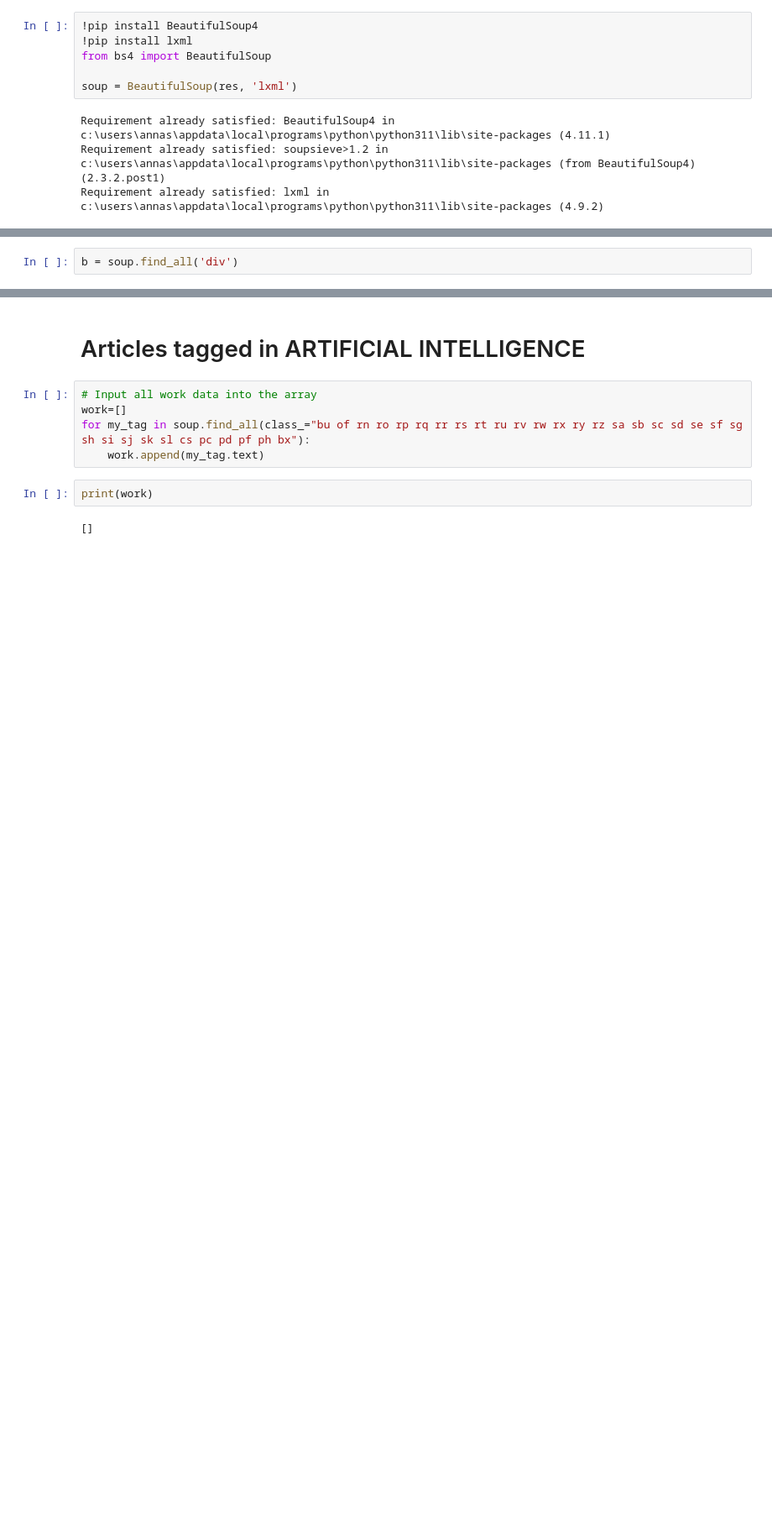
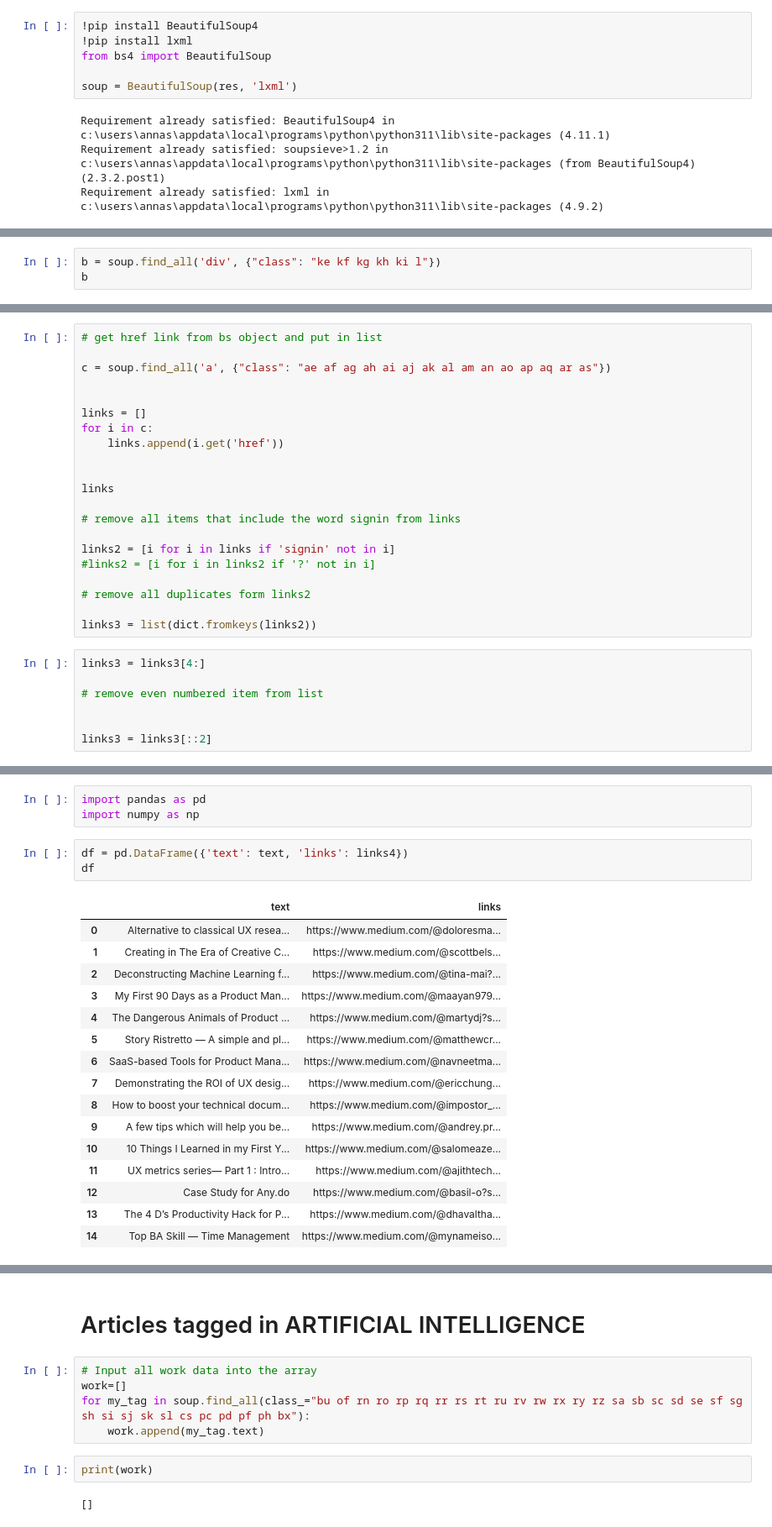
Before and after one commit to annasba07/product-manager-companion, a Jupyter notebook: Medium Article Scraping.ipynb, the cells around one changed output, grey strips where cells are left out. Shown: that part at 84% size. Saved outputs shown, nothing was run; the diff lists cells and outputs as text; blank space fills up the shorter version.

```diff
--- a/Medium Article Scraping.ipynb
+++ b/Medium Article Scraping.ipynb
@@ -73,2 +71,3 @@ print(soup.prettify())
 # %%
-b = soup.find_all('div')
+b = soup.find_all('div', {"class": "ke kf kg kh ki l"})
+b
@@ -78,0 +102,28 @@ b = soup.find_all('div')
+# %%
+# get href link from bs object and put in list
+
+c = soup.find_all('a', {"class": "ae af ag ah ai aj ak al am an ao ap aq ar as"})
+
+
+links = []
+for i in c:
+    links.append(i.get('href'))
+
+
+links
+
+# remove all items that include the word signin from links
+
+links2 = [i for i in links if 'signin' not in i]
+#links2 = [i for i in links2 if '?' not in i]
+
+# remove all duplicates form links2
+
+links3 = list(dict.fromkeys(links2))
+# %%
+links3 = links3[4:]
+
+# remove even numbered item from list
+
+
+links3 = links3[::2]
@@ -78,0 +162,23 @@ b = soup.find_all('div')
+# %%
+import pandas as pd
+import numpy as np
+# %%
+df = pd.DataFrame({'text': text, 'links': links4})
+df
+# %% [output]
+|  | text | links |
+| 0 | Alternative to classical UX resea... | https://www.medium.com/@doloresma... |
+| 1 | Creating in The Era of Creative C... | https://www.medium.com/@scottbels... |
+| 2 | Deconstructing Machine Learning f... | https://www.medium.com/@tina-mai?... |
+| 3 | My First 90 Days as a Product Man... | https://www.medium.com/@maayan979... |
+| 4 | The Dangerous Animals of Product ... | https://www.medium.com/@martydj?s... |
+| 5 | Story Ristretto — A simple and pl... | https://www.medium.com/@matthewcr... |
+| 6 | SaaS-based Tools for Product Mana... | https://www.medium.com/@navneetma... |
+| 7 | Demonstrating the ROI of UX desig... | https://www.medium.com/@ericchung... |
+| 8 | How to boost your technical docum... | https://www.medium.com/@impostor_... |
+| 9 | A few tips which will help you be... | https://www.medium.com/@andrey.pr... |
+| 10 | 10 Things I Learned in my First Y... | https://www.medium.com/@salomeaze... |
+| 11 | UX metrics series— Part 1 : Intro... | https://www.medium.com/@ajithtech... |
+| 12 | Case Study for Any.do | https://www.medium.com/@basil-o?s... |
+| 13 | The 4 D’s Productivity Hack for P... | https://www.medium.com/@dhavaltha... |
+| 14 | Top BA Skill — Time Management | https://www.medium.com/@mynameiso... |
```
Also changed, not shown: parts of 10 cells of this notebook.
